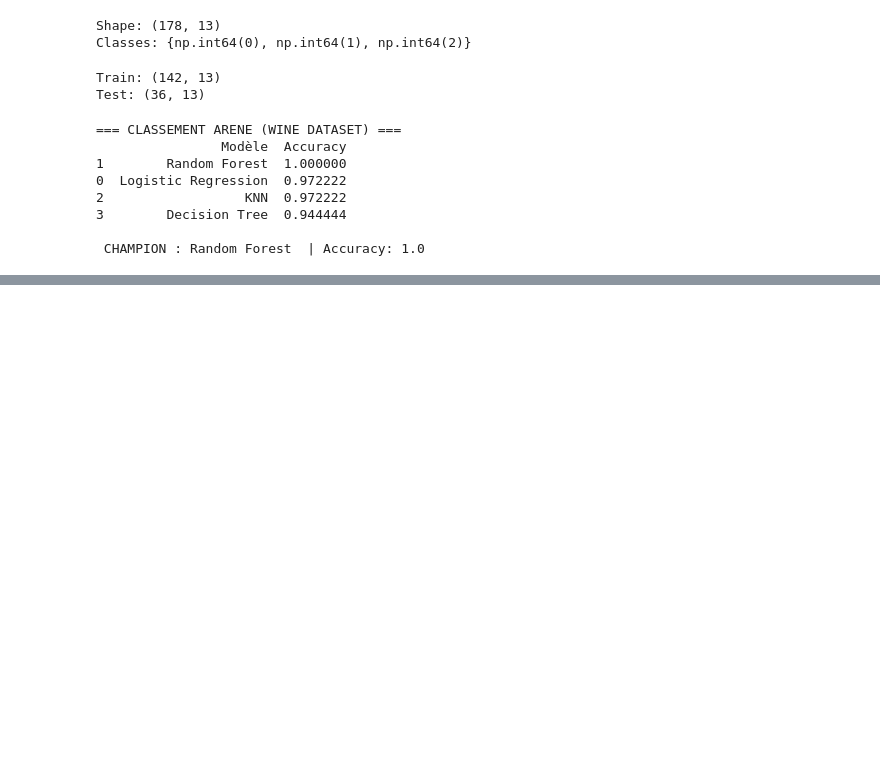
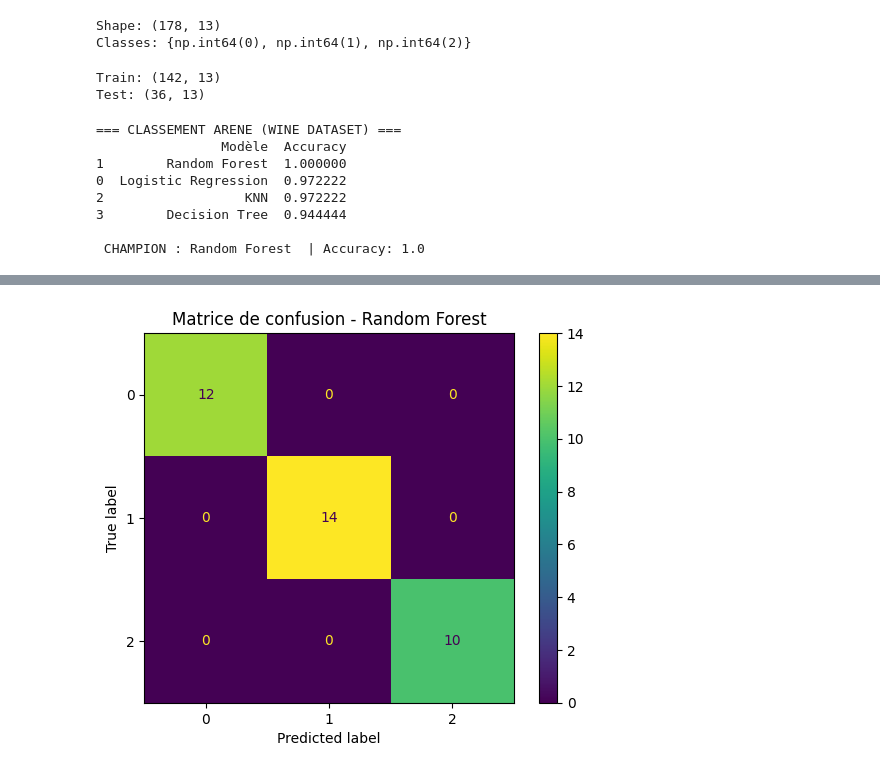
Before and after one commit to karamdh/arene-des-algos-KARAM-DHIFI01, a Jupyter notebook: jour1.ipynb, the cells around one changed output, grey strips where cells are left out. Saved outputs shown, nothing was run; the diff lists cells and outputs as text; code cells hidden in the pictures; blank space fills up the shorter version.

```diff
--- a/jour1.ipynb
+++ b/jour1.ipynb
@@ -344,0 +381,10 @@ df_wine_results = arene(X_train_scaled, X_test_scaled, y_train, y_test)
+# %%
+cm = confusion_matrix(y_test, y_pred)
+
+disp = ConfusionMatrixDisplay(confusion_matrix=cm)
+disp.plot()
+
+plt.title(f"Matrice de confusion - {best_model_name}")
+plt.show()
+# %% [output]
+[figure, added]
```
Also changed, not shown: parts of 2 cells of this notebook.
